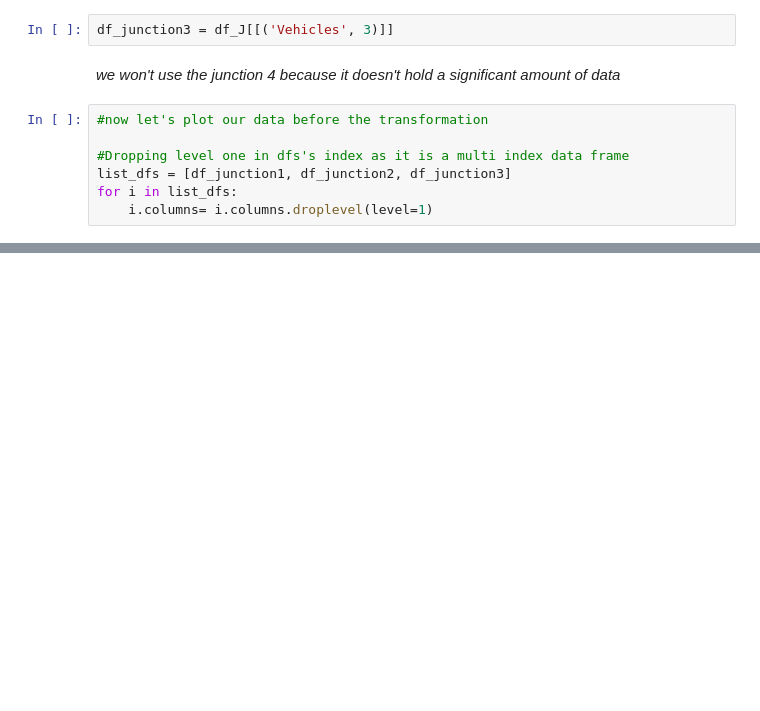
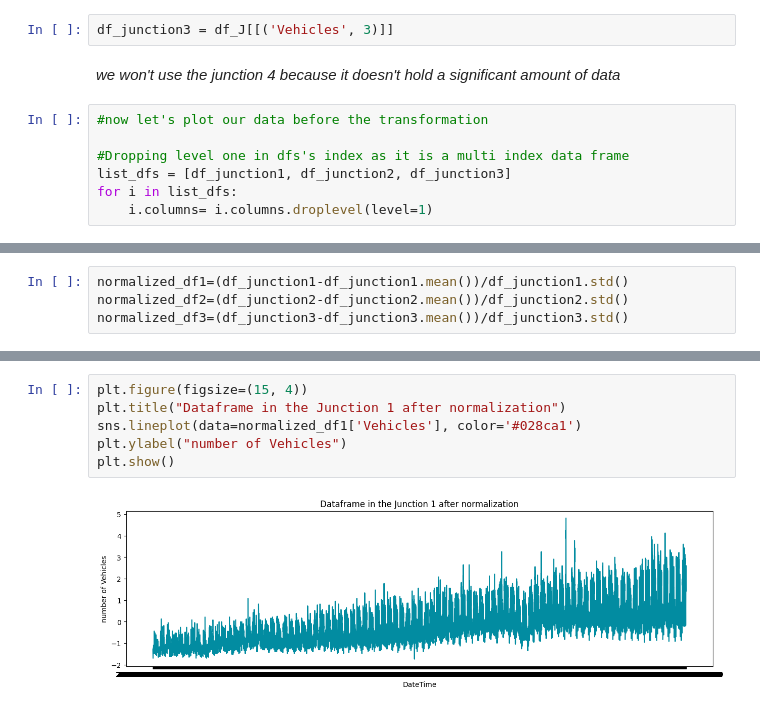
Before and after one commit to yuguerten/traffic_prediction_using_CNN, a Jupyter notebook: Traffic_prediction.ipynb, the cells around one changed output, grey strips where cells are left out. Cells and saved outputs as stored; diff of their text form; blank space fills up the shorter version.

```diff
--- a/Traffic_prediction.ipynb
+++ b/Traffic_prediction.ipynb
@@ -292,0 +295,4 @@ plt.show()
+# %%
+normalized_df1=(df_junction1-df_junction1.mean())/df_junction1.std()
+normalized_df2=(df_junction2-df_junction2.mean())/df_junction2.std()
+normalized_df3=(df_junction3-df_junction3.mean())/df_junction3.std()
@@ -292,0 +311,8 @@ plt.show()
+# %%
+plt.figure(figsize=(15, 4))
+plt.title("Dataframe in the Junction 1 after normalization")
+sns.lineplot(data=normalized_df1['Vehicles'], color='#028ca1')
+plt.ylabel("number of Vehicles")
+plt.show()
+# %% [output]
+[figure, added]
```
Also changed, not shown: parts of 21 cells of this notebook.
